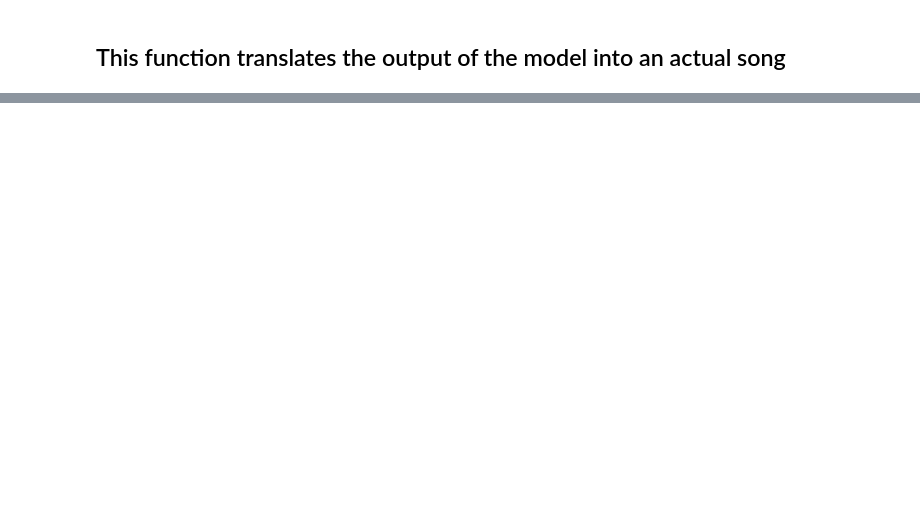
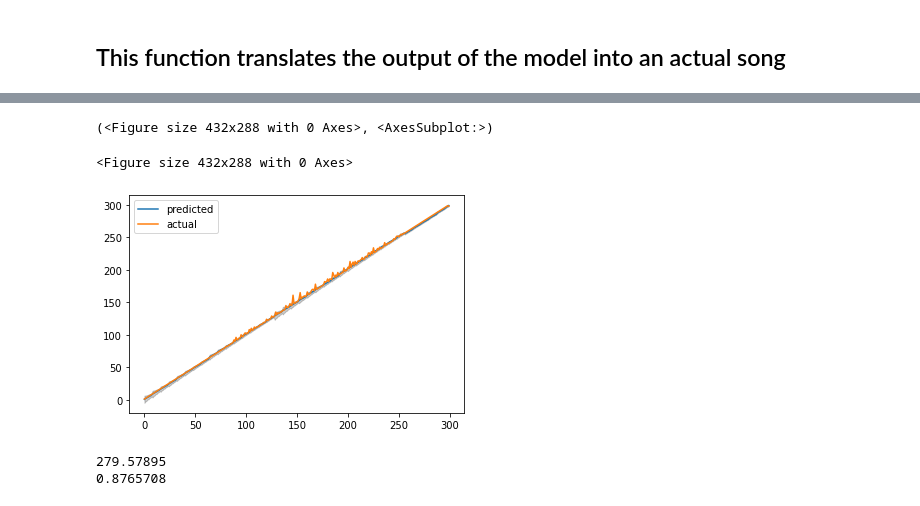
Before and after one commit to egvhoena/uncertainty-in-recs, a Jupyter notebook: new_playground.ipynb, the cells around one changed output, grey strips where cells are left out. Drawn from its saved outputs; the diff is of its cells as text; code cells hidden in the pictures; blank space fills up the shorter version.

```diff
--- a/new_playground.ipynb
+++ b/new_playground.ipynb
@@ -758,0 +851,38 @@ for i in range(len(prediction_distribution)):
+# %%
+def visualize_prediction(prediction, actual, filename=None, bgcolor="#ffffff"):
+
+    figure = plt.figure()
+
+    means, stds = prediction
+    prediction_data = pd.DataFrame({"predicted": means,
+                                    "actual": actual,
+                                    "min": means - stds,
+                                    "max": means + stds})
+
+    plot = prediction_data[["predicted", "actual"]].plot()
+
+    plot.set_facecolor(bgcolor)
+
+    plot.fill_between(prediction_data.index,
+                      prediction_data["min"],
+                      prediction_data["max"],
+                      alpha=0.2, color='k')
+
+    #if filename is not None:
+    #    plt.savefig(filename, bbox_inches="tight", dpi=200)
+
+    return figure, plot
+# %%
+visualize_prediction(predict(reg_model, X), df['Next'].tolist(), "song_prediction.svg")
+# %% [output]
+(<Figure size 432x288 with 0 Axes>, <AxesSubplot:>)
+<Figure size 432x288 with 0 Axes>
+[figure, added]
+# %%
+reg_y_test = np.array([num_to_bin(n, 10) for n in [7, 45, 92, 135, 201, 280, 297]])
+means, stds = predict(reg_model, reg_y_test)
+print(means[5])
+print(stds[5])
+# %% [output]
+279.57895
+0.8765708
```
Also changed, not shown: parts of 26 cells of this notebook.
